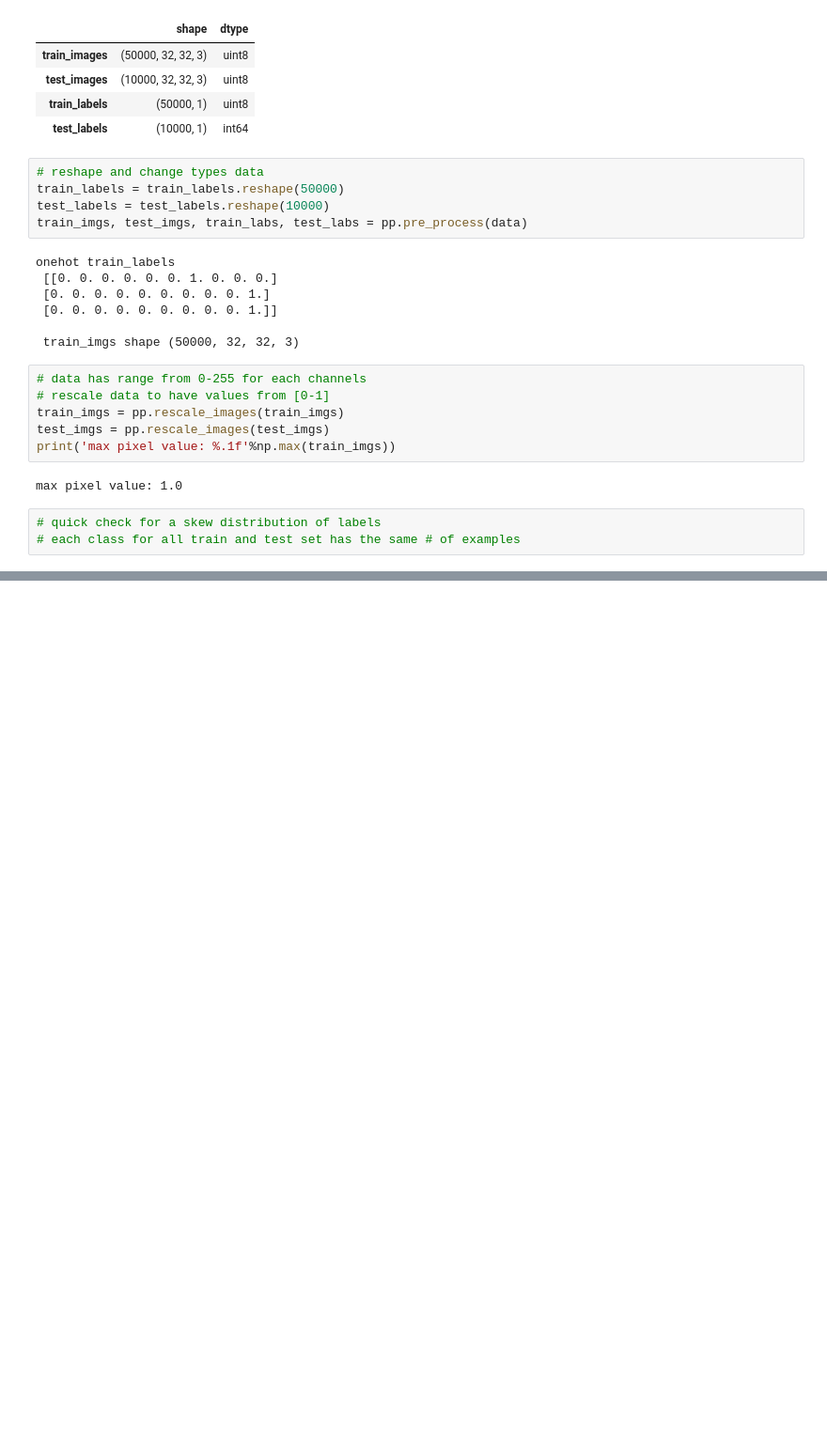
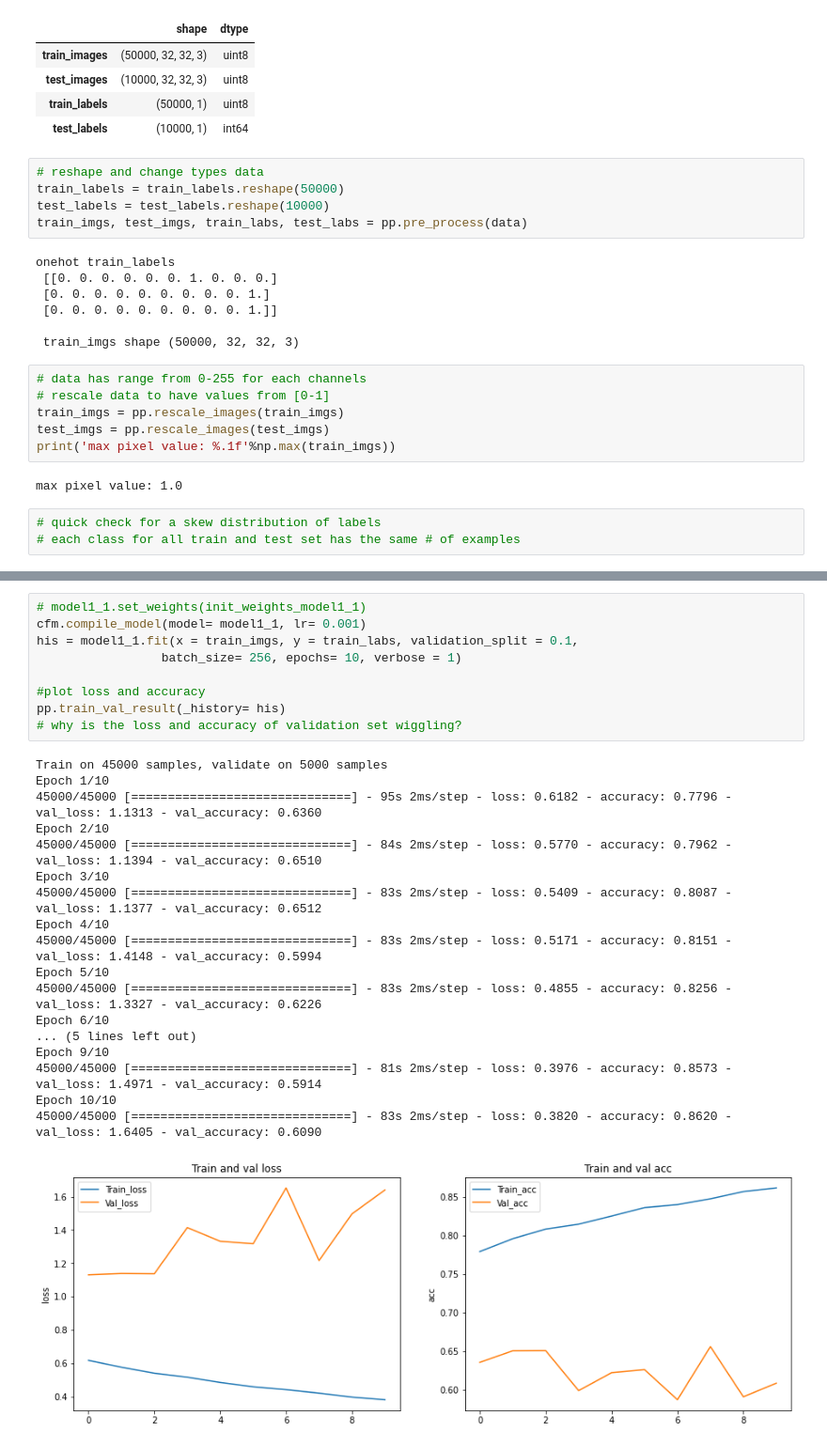
Before and after one commit to tambnm-2189/Starting-_with_keras, a Jupyter notebook: CIFAR 10.ipynb, the cells around one changed output, grey strips where cells are left out. Shown at 94% size. Drawn from its saved outputs; the diff is of its cells as text; blank space fills up the shorter version.

```diff
--- a/CIFAR 10.ipynb
+++ b/CIFAR 10.ipynb
@@ -150,0 +199,28 @@ Epoch 1/1
+# %%
+# model1_1.set_weights(init_weights_model1_1)
+cfm.compile_model(model= model1_1, lr= 0.001)
+his = model1_1.fit(x = train_imgs, y = train_labs, validation_split = 0.1,
+                 batch_size= 256, epochs= 10, verbose = 1)
+
+#plot loss and accuracy
+pp.train_val_result(_history= his)
+# why is the loss and accuracy of validation set wiggling?
+# %% [output]
+Train on 45000 samples, validate on 5000 samples
+Epoch 1/10
+45000/45000 [==============================] - 95s 2ms/step - loss: 0.6182 - accuracy: 0.7796 - val_loss: 1.1313 - val_accuracy: 0.6360
+Epoch 2/10
+45000/45000 [==============================] - 84s 2ms/step - loss: 0.5770 - accuracy: 0.7962 - val_loss: 1.1394 - val_accuracy: 0.6510
+Epoch 3/10
+45000/45000 [==============================] - 83s 2ms/step - loss: 0.5409 - accuracy: 0.8087 - val_loss: 1.1377 - val_accuracy: 0.6512
+Epoch 4/10
+45000/45000 [==============================] - 83s 2ms/step - loss: 0.5171 - accuracy: 0.8151 - val_loss: 1.4148 - val_accuracy: 0.5994
+Epoch 5/10
+45000/45000 [==============================] - 83s 2ms/step - loss: 0.4855 - accuracy: 0.8256 - val_loss: 1.3327 - val_accuracy: 0.6226
+Epoch 6/10
+... (5 lines left out)
+Epoch 9/10
+45000/45000 [==============================] - 81s 2ms/step - loss: 0.3976 - accuracy: 0.8573 - val_loss: 1.4971 - val_accuracy: 0.5914
+Epoch 10/10
+45000/45000 [==============================] - 83s 2ms/step - loss: 0.3820 - accuracy: 0.8620 - val_loss: 1.6405 - val_accuracy: 0.6090
+[figure, added]
```
Also changed, not shown: parts of 26 cells of this notebook.
